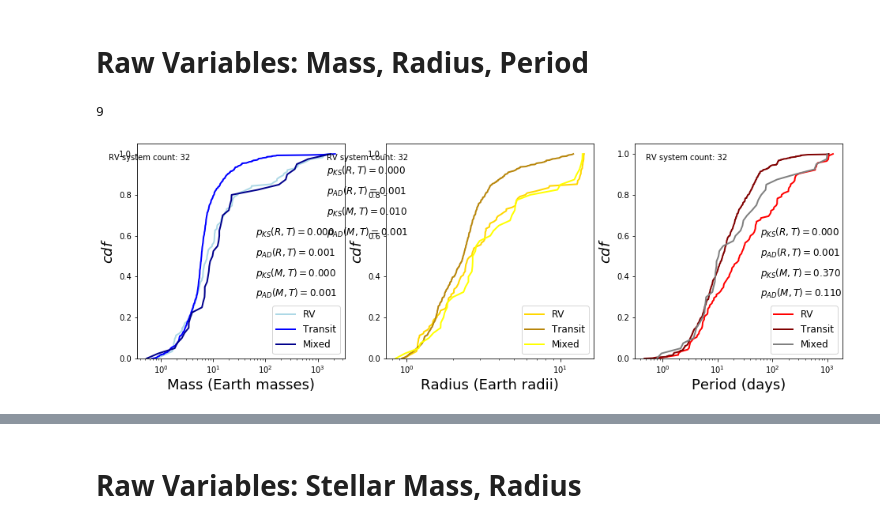
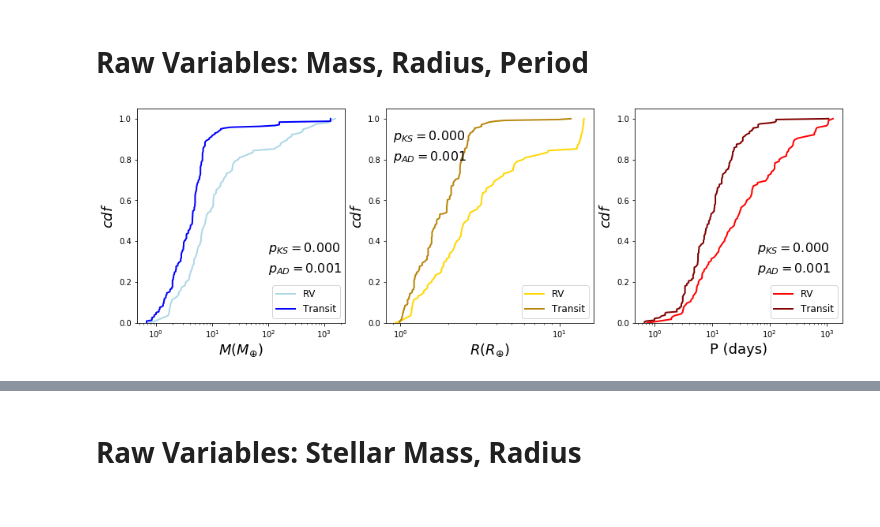
Before and after one commit to djhoover717/Oviraptor, a Jupyter notebook: Transit_RV_Mixed Comparison Updated.ipynb, the cells around one changed output, grey strips where cells are left out. Saved outputs shown, nothing was run; the diff lists cells and outputs as text; code cells hidden in the pictures.

```diff
--- a/Transit_RV_Mixed Comparison Updated.ipynb
+++ b/Transit_RV_Mixed Comparison Updated.ipynb
@@ -49,13 +49,15 @@ RNEPTUNE = 24622e3
 robinseggblue = '#bfe2ff'    #define a few colors
 royalpurple = '#9e00a3'
 lavender = '#cc98d9'
+
+NBOOT = 64
 # %%
 class System:
     def __init__(self, sysid=None):
 
         self.sysid = sysid
 # %%
-my_file = 'C:/Users/djhoo/Documents/maiasaurus-master/catalogues/file_master.csv'
+my_file = 'C:/Users/djhoo/Documents/maiasaurus-master/catalogues/exoarchive_dr25_cks_combined.csv'
 raw_data = []
 with open(my_file) as infile:
     reader = csv.reader(infile)
@@ -155,9 +166,9 @@ def mass_radius(mp):
     '''
     mp - float
 
-    Uses the mass-radius relation given in Chen and Kipping (2016).  This method takes mass and
-    outputs radius.  mp is given in Earth masses, and rp is returned in Earth radii.  The -0.291, 16.580, and -7826.573
-    were calculated using the boundary conditions.
+    Uses the mass-radius relation given in Chen and Kipping (2017).  This method takes mass and
+    outputs radius.  mp is given in Earth masses, and rp is returned in Earth radii.  The specific numbers were obtained
+    from here: https://exoplanetarchive.ipac.caltech.edu/docs/pscp_calc.html.
     '''
     mp = float(mp)
     if mp <= 2:
@@ -171,7 +182,7 @@ def mass_radius(mp):
     return rp
 
 for i in range(len(d['mp'])):
-    if d['rp'][i] == '' and is_number(d['mp'][i]) == True:
+    if d['rp'][i] == '' and is_number(d['mp'][i]) == True:        #implementing mass-radius relation
         d['rp'][i] = mass_radius(d['mp'][i])
 
 def radius_mass(rp):
@@ -179,7 +190,8 @@ def radius_mass(rp):
     rp - float
 
     Takes a radius measurement and outputs its corresponding mass using the mass-radius relation in Chen and Kipping
-    (2016).  This is kind of like the inverse of mass_radius above.
+    (2017).  This is kind of like the inverse of mass_radius above.  The specific numbers were obtained from here:
+    https://exoplanetarchive.ipac.caltech.edu/docs/pscp_calc.html
     '''
     rp = float(rp)
     if rp < 1.23:
@@ -191,5 +203,5 @@ def radius_mass(rp):
     return mp
 
 for i in range(len(d['rp'])):
-    if d['mp'][i] == '' and is_number(d['rp'][i]) == True:
+    if d['mp'][i] == '' and is_number(d['rp'][i]) == True:             #implementing radius-mass relation
         d['mp'][i] = radius_mass(d['rp'][i])
@@ -500,6 +571,10 @@ Removed the following systems because they had exoplanets with a logmu above -2.
 # %% [markdown]
 # Raw Variables: Mass, Radius, Period
 # %%
+'''
+Create cdfs for exoplanet masses, radii, and orbital periods
+'''
+
 m_rv = []
 r_rv = []
 p_rv = []
@@ -539,68 +614,65 @@ p_mixed = np.sort(np.squeeze(p_mixed))
 fig, axes = plt.subplots(1, 3, figsize=(16, 5))
 ax = axes[0]
 ax.set_xscale('log')
-ax.set_xlabel('Mass (Earth masses)', fontsize=18)
+ax.set_xlabel(r'$M (M_{\oplus})$', fontsize=18)
 ax.plot(m_rv, np.linspace(0, 1, len(m_rv)), lw=2, color='lightblue', label='RV')
 ax.plot(m_transit, np.linspace(0, 1, len(m_transit)), lw=2, color='blue', label='Transit')
-ax.plot(m_mixed, np.linspace(0, 1, len(m_mixed)), lw=2, color='darkblue', label='Mixed')
+#ax.plot(m_mixed, np.linspace(0, 1, len(m_mixed)), lw=2, color='darkblue', label='Mixed')
 ax.set_ylim(0, 1.05)
 ax.set_ylabel(r'$cdf$', fontsize=18)
 ax.legend(loc = 'lower right', fontsize=12)
 
 KS = np.array(stats.ks_2samp(m_rv, m_transit))[1]
 AD = stats.anderson_ksamp([m_rv, m_transit])[2]
-ax.text(65, 0.65, r'$p_{KS}(R, T) = %.3f$' %KS, fontsize=12, ha='left', va='top')
-ax.text(65, 0.55, r'$p_{AD}(R, T) = %.3f$' %AD, fontsize=12, ha='left', va='top')
-KS = np.array(stats.ks_2samp(m_mixed, m_transit))[1]
-AD = stats.anderson_ksamp([m_mixed, m_transit])[2]
-ax.text(65, 0.45, r'$p_{KS}(M, T) = %.3f$' %KS, fontsize=12, ha='left', va='top')
-ax.text(65, 0.35, r'$p_{AD}(M, T) = %.3f$' %AD, fontsize=12, ha='left', va='top')
-ax.text(10**-1, 1, 'RV system count: %.0f' %rv_count, fontsize=10, ha='left', va='top')
+ax.text(10**2, 0.4, r'$p_{KS} = %.3f$' %KS, fontsize=16, ha='left', va='top')
+ax.text(10**2, 0.3, r'$p_{AD} = %.3f$' %AD, fontsize=16, ha='left', va='top')
+#KS = np.array(stats.ks_2samp(m_mixed, m_transit))[1]
+#AD = stats.anderson_ksamp([m_mixed, m_transit])[2]
+#ax.text(65, 0.45, r'$p_{KS}(M, T) = %.3f$' %KS, fontsize=12, ha='left', va='top')
+#ax.text(65, 0.35, r'$p_{AD}(M, T) = %.3f$' %AD, fontsize=12, ha='left', va='top')
+#ax.text(10**-1, 1, 'RV system count: %.0f' %rv_count, fontsize=10, ha='left', va='top')
 
 ax = axes[1]
 ax.set_xscale('log')
-ax.set_xlabel('Radius (Earth radii)', fontsize=18)
+ax.set_xlabel(r'$R (R_{\oplus})$', fontsize=18)
 ax.plot(r_rv, np.linspace(0, 1, len(r_rv)), lw=2, color='gold', label='RV')
 ax.plot(r_transit, np.linspace(0, 1, len(r_transit)), lw=2, color='darkgoldenrod', label='Transit')
-ax.plot(r_mixed, np.linspace(0, 1, len(r_mixed)), lw=2, color='yellow', label='Mixed')
+#ax.plot(r_mixed, np.linspace(0, 1, len(r_mixed)), lw=2, color='yellow', label='Mixed')
 ax.set_ylim(0, 1.05)
 ax.set_ylabel(r'$cdf$', fontsize=18)
 ax.legend(loc = 'lower right', fontsize=12)
 
 KS = np.array(stats.ks_2samp(r_rv, r_transit))[1]
 AD = stats.anderson_ksamp([r_rv, r_transit])[2]
-ax.text(3*10**-1, 0.95, r'$p_{KS}(R, T) = %.3f$' %KS, fontsize=12, ha='left', va='top')
-ax.text(3*10**-1, 0.85, r'$p_{AD}(R, T) = %.3f$' %AD, fontsize=12, ha='left', va='top')
-KS = np.array(stats.ks_2samp(r_mixed, r_transit))[1]
-AD = stats.anderson_ksamp([r_mixed, r_transit])[2]
-ax.text(3*10**-1, 0.75, r'$p_{KS}(M, T) = %.3f$' %KS, fontsize=12, ha='left', va='top')
-ax.text(3*10**-1, 0.65, r'$p_{AD}(M, T) = %.3f$' %AD, fontsize=12, ha='left', va='top')
-ax.text(3*10**-1, 1, 'RV system count: %.0f' %rv_count, fontsize=10, ha='left', va='top')
+ax.text(9*10**-1, 0.95, r'$p_{KS} = %.3f$' %KS, fontsize=16, ha='left', va='top')
+ax.text(9*10**-1, 0.85, r'$p_{AD} = %.3f$' %AD, fontsize=16, ha='left', va='top')
+#KS = np.array(stats.ks_2samp(r_mixed, r_transit))[1]
+#AD = stats.anderson_ksamp([r_mixed, r_transit])[2]
+#ax.text(3*10**-1, 0.75, r'$p_{KS}(M, T) = %.3f$' %KS, fontsize=12, ha='left', va='top')
+#ax.text(3*10**-1, 0.65, r'$p_{AD}(M, T) = %.3f$' %AD, fontsize=12, ha='left', va='top')
+#ax.text(3*10**-1, 1, 'RV system count: %.0f' %rv_count, fontsize=10, ha='left', va='top')
 
 ax = axes[2]
 ax.set_xscale('log')
-ax.set_xlabel('Period (days)', fontsize=18)
+ax.set_xlabel('P (days)', fontsize=18)
 ax.plot(p_rv, np.linspace(0, 1, len(p_rv)), lw=2, color='red', label='RV')
 ax.plot(p_transit, np.linspace(0, 1, len(p_transit)), lw=2, color='maroon', label='Transit')
-ax.plot(p_mixed, np.linspace(0, 1, len(p_mixed)), lw=2, color='grey', label='Mixed')
+#ax.plot(p_mixed, np.linspace(0, 1, len(p_mixed)), lw=2, color='grey', label='Mixed')
 ax.set_ylim(0, 1.05)
 ax.set_ylabel(r'$cdf$', fontsize=18)
 ax.legend(loc = 'lower right', fontsize=12)
 
 KS = np.array(stats.ks_2samp(p_rv, p_transit))[1]
 AD = stats.anderson_ksamp([p_rv, p_transit])[2]
-ax.text(60, 0.65, r'$p_{KS}(R, T) = %.3f$' %KS, fontsize=12, ha='left', va='top')
-ax.text(60, 0.55, r'$p_{AD}(R, T) = %.3f$' %AD, fontsize=12, ha='left', va='top')
-KS = np.array(stats.ks_2samp(p_mixed, p_transit))[1]
-AD = stats.anderson_ksamp([p_mixed, p_transit])[2]
-ax.text(60, 0.45, r'$p_{KS}(M, T) = %.3f$' %KS, fontsize=12, ha='left', va='top')
-ax.text(60, 0.35, r'$p_{AD}(M, T) = %.3f$' %AD, fontsize=12, ha='left', va='top')
-ax.text(5*10**-1, 1, 'RV system count: %.0f' %rv_count, fontsize=10, ha='left', va='top')
-
-print(len(m_rv[m_rv > 300]))
+ax.text(60, 0.4, r'$p_{KS} = %.3f$' %KS, fontsize=16, ha='left', va='top')
+ax.text(60, 0.3, r'$p_{AD} = %.3f$' %AD, fontsize=16, ha='left', va='top')
+#KS = np.array(stats.ks_2samp(p_mixed, p_transit))[1]
+#AD = stats.anderson_ksamp([p_mixed, p_transit])[2]
+#ax.text(60, 0.45, r'$p_{KS}(M, T) = %.3f$' %KS, fontsize=12, ha='left', va='top')
+#ax.text(60, 0.35, r'$p_{AD}(M, T) = %.3f$' %AD, fontsize=12, ha='left', va='top')
+#ax.text(5*10**-1, 1, 'RV system count: %.0f' %rv_count, fontsize=10, ha='left', va='top')
 
 plt.savefig('C:/Users/djhoo/Documents/maiasaurus-master/Devin_Figures/Mass_Radius_Period.pdf', bbox_inches='tight')
 plt.show()
 # %% [output]
-9
-[figure, old version]
+[figure, new version]
```
Also changed, not shown: parts of 28 cells of this notebook, 2 other files.
